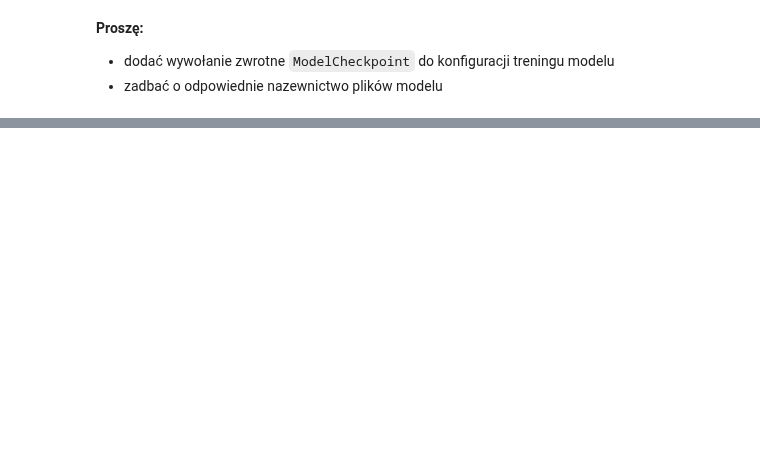
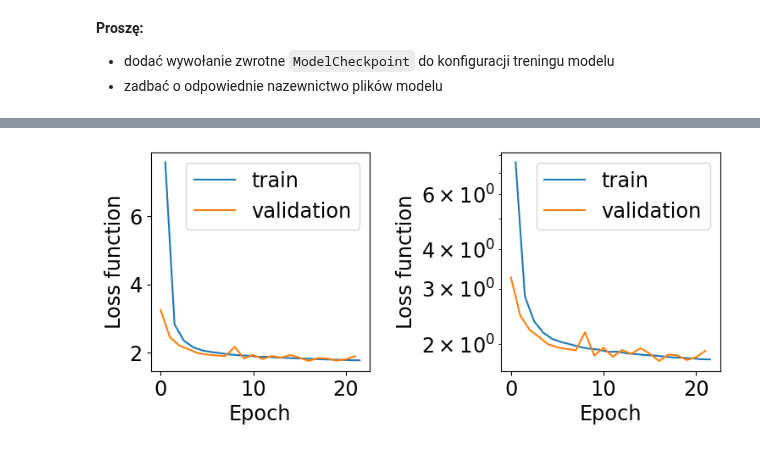
Before and after one commit to akalinow/UczenieMaszynoweII, a Jupyter notebook: PL/05_Sieci_w_pelni_polaczone_2.ipynb, the cells around one changed output, grey strips where cells are left out. Saved outputs shown, nothing was run; the diff lists cells and outputs as text; code cells hidden in the pictures; blank space fills up the shorter version.

```diff
--- a/PL/05_Sieci_w_pelni_polaczone_2.ipynb
+++ b/PL/05_Sieci_w_pelni_polaczone_2.ipynb
@@ -511,7 +661,7 @@ model.compile(optimizer=tf.keras.optimizers.Adam(learning_rate=lr_schedule),
               metrics=['accuracy'])
 
 #run training
-early_stop_callback = tf.keras.callbacks.EarlyStopping(monitor='loss', patience=5, verbose=1, min_delta=1E-3)
+early_stop_callback = tf.keras.callbacks.EarlyStopping(monitor='val_loss', patience=5, verbose=1, min_delta=1E-3)
 callbacks = [early_stop_callback]
 
 history = model.fit(x=x_train, y=y_train,
@@ -526,3 +676,4 @@ model.evaluate(x_train, y_train)
 print(colored("Evaluation on test dataset:","blue"))
 model.evaluate(x_test, y_test);
 #END_SOLUTION
+# %% [output]
@@ -529,3 +687,4 @@ model.evaluate(x_test, y_test);
+[figure, added]
 # %%
 #evaluation
 #BEGIN_SOLUTION
```
Also changed, not shown: parts of 29 cells of this notebook, 1 other file.
